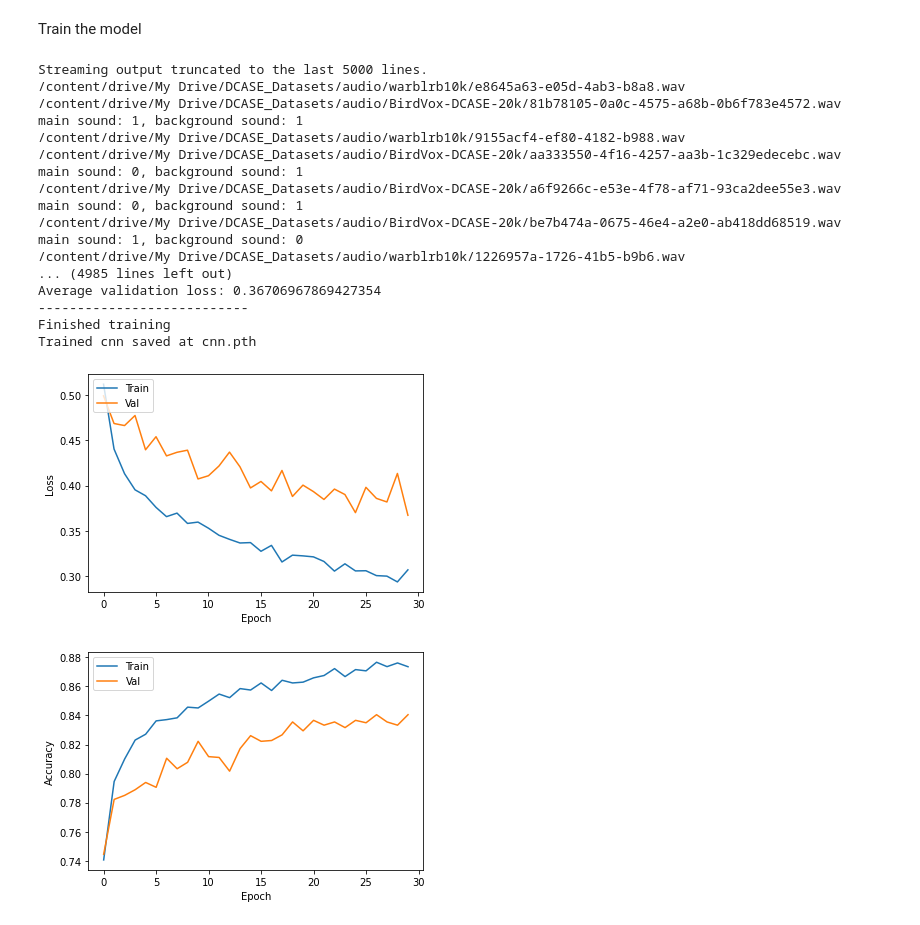
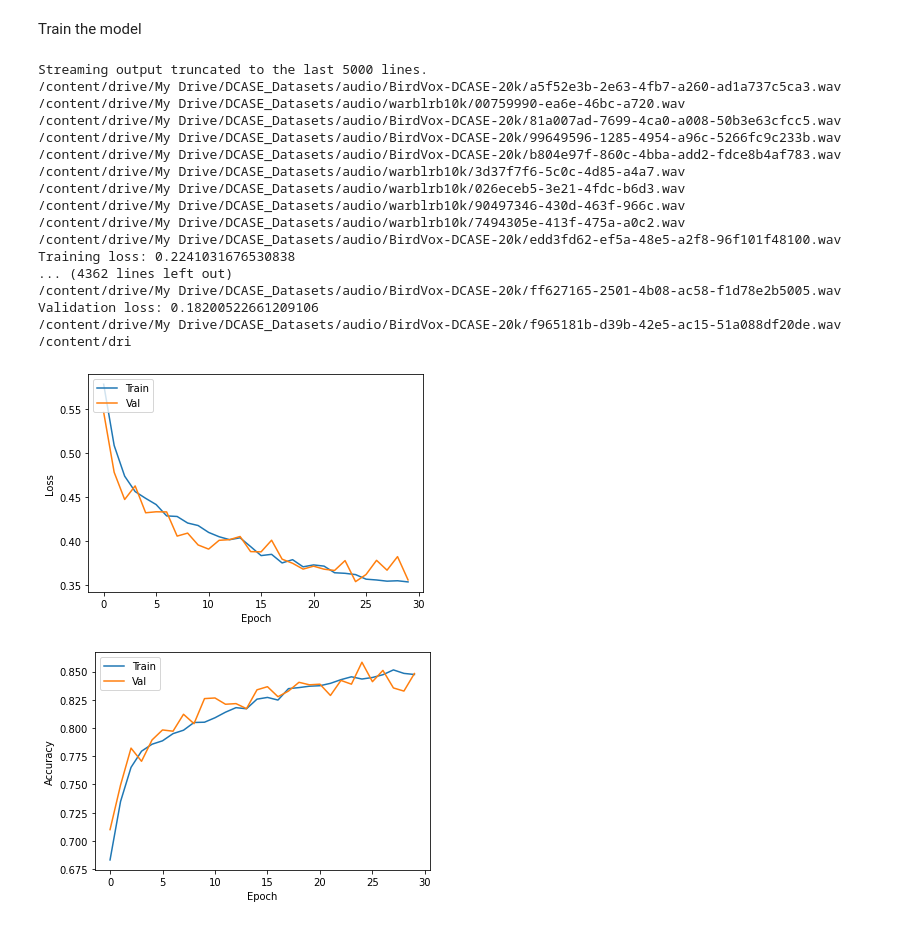
Before and after one commit to edward-h-81/bird_sound_detection, a Jupyter notebook: cnn_pytorch/train_binary_uky_val_conmatrix_sig_repro.ipynb, the cells around one changed output. Drawn from its saved outputs; the diff is of its cells as text; code cells hidden in the pictures.

Commit message:
bv warblr test train with tf-masking

```diff
--- a/cnn_pytorch/train_binary_uky_val_conmatrix_sig_repro.ipynb
+++ b/cnn_pytorch/train_binary_uky_val_conmatrix_sig_repro.ipynb
@@ -802,15 +802,15 @@ def train_single_epoch(model, data_loader, loss_fn, optimiser, device, sigmoid):
     for input, target in data_loader:
         input, target = input.to(device), target.to(device)
 
-        # for index, signal in enumerate(input):
+        for index, signal in enumerate(input):
           # seed(0) SHOULD I REMOVE THIS?
-        #   value = random()
+          # value = random()
 
-        #   if value > 0:
-        #     signal = t1masking(signal)
-        #     signal = t2masking(signal)
-        #     signal = fmasking(signal)
-        #     input[index] = signal
+          # if value > 0:
+          signal = t1masking(signal)
+          signal = t2masking(signal)
+          signal = fmasking(signal)
+          input[index] = signal
 
 
         # def plot_spectrogram(spec, title=None, ylabel='freq_bin', aspect='auto', xmax=None):
@@ -954,7 +954,7 @@ if __name__ == "__main__":
                             RESAMPLE_DEVICE,
                             SIG_SEED,
                             noise_bool=False,
-                            combi_audio_bool=True,
+                            combi_audio_bool=False,
                             pitch_bool=False,
                             speed_bool=False
                             )
@@ -976,51 +976,51 @@ if __name__ == "__main__":
     # initialise loss funtion + optimiser
     # loss_fn = nn.BCELoss()
     loss_fn = nn.BCEWithLogitsLoss()
     optimiser = torch.optim.Adam(cnn.parameters(),
                                  lr=LEARNING_RATE)
 
     # train model
     training_and_validation(cnn, train_dataloader, val_dataloader, loss_fn, optimiser, device, EPOCHS, sigmoid)
 
     # save model
     torch.save(cnn.state_dict(), "/content/drive/My Drive/MSc_Project_Colab/BAD_PyTorch/cnn.pth")
     print("Trained cnn saved at cnn.pth")
 
     # plot the loss over train and validation dataset
     plt.plot(train_x, train_loss_y)
     plt.plot(val_x, val_loss_y)
     plt.xlabel("Epoch")
     plt.ylabel("Loss")
     plt.legend(["Train", "Val"], loc=2)
     plt.show()
 
     # plot the accuracy over train and validation dataset
     plt.plot(train_x, train_acc_y)
     plt.plot(val_x, val_acc_y)
     plt.xlabel("Epoch")
     plt.ylabel("Accuracy")
     plt.legend(["Train", "Val"], loc=2)
     plt.show()
 # %% [output]
 Streaming output truncated to the last 5000 lines.
-/content/drive/My Drive/DCASE_Datasets/audio/warblrb10k/e8645a63-e05d-4ab3-b8a8.wav
-/content/drive/My Drive/DCASE_Datasets/audio/BirdVox-DCASE-20k/81b78105-0a0c-4575-a68b-0b6f783e4572.wav
-main sound: 1, background sound: 1
-/content/drive/My Drive/DCASE_Datasets/audio/warblrb10k/9155acf4-ef80-4182-b988.wav
-/content/drive/My Drive/DCASE_Datasets/audio/BirdVox-DCASE-20k/aa333550-4f16-4257-aa3b-1c329edecebc.wav
-main sound: 0, background sound: 1
-/content/drive/My Drive/DCASE_Datasets/audio/BirdVox-DCASE-20k/a6f9266c-e53e-4f78-af71-93ca2dee55e3.wav
-main sound: 0, background sound: 1
-/content/drive/My Drive/DCASE_Datasets/audio/BirdVox-DCASE-20k/be7b474a-0675-46e4-a2e0-ab418dd68519.wav
-main sound: 1, background sound: 0
-/content/drive/My Drive/DCASE_Datasets/audio/warblrb10k/1226957a-1726-41b5-b9b6.wav
-... (4985 lines left out)
-Average validation loss: 0.36706967869427354
----------------------------
-Finished training
-Trained cnn saved at cnn.pth
+/content/drive/My Drive/DCASE_Datasets/audio/BirdVox-DCASE-20k/a5f52e3b-2e63-4fb7-a260-ad1a737c5ca3.wav
+/content/drive/My Drive/DCASE_Datasets/audio/warblrb10k/00759990-ea6e-46bc-a720.wav
+/content/drive/My Drive/DCASE_Datasets/audio/BirdVox-DCASE-20k/81a007ad-7699-4ca0-a008-50b3e63cfcc5.wav
+/content/drive/My Drive/DCASE_Datasets/audio/BirdVox-DCASE-20k/99649596-1285-4954-a96c-5266fc9c233b.wav
+/content/drive/My Drive/DCASE_Datasets/audio/BirdVox-DCASE-20k/b804e97f-860c-4bba-add2-fdce8b4af783.wav
+/content/drive/My Drive/DCASE_Datasets/audio/warblrb10k/3d37f7f6-5c0c-4d85-a4a7.wav
+/content/drive/My Drive/DCASE_Datasets/audio/warblrb10k/026eceb5-3e21-4fdc-b6d3.wav
+/content/drive/My Drive/DCASE_Datasets/audio/warblrb10k/90497346-430d-463f-966c.wav
+/content/drive/My Drive/DCASE_Datasets/audio/warblrb10k/7494305e-413f-475a-a0c2.wav
+/content/drive/My Drive/DCASE_Datasets/audio/BirdVox-DCASE-20k/edd3fd62-ef5a-48e5-a2f8-96f101f48100.wav
+Training loss: 0.2241031676530838
+... (4362 lines left out)
+/content/drive/My Drive/DCASE_Datasets/audio/BirdVox-DCASE-20k/ff627165-2501-4b08-ac58-f1d78e2b5005.wav
+Validation loss: 0.18200522661209106
+/content/drive/My Drive/DCASE_Datasets/audio/BirdVox-DCASE-20k/f965181b-d39b-42e5-ac15-51a088df20de.wav
+/content/dri
-[figure, old version]
+[figure, new version]
-[figure, old version]
+[figure, new version]
 # %%
 import torch
 import torchaudio
```
Also changed, not shown: parts of 3 cells of this notebook, 1 other file.
